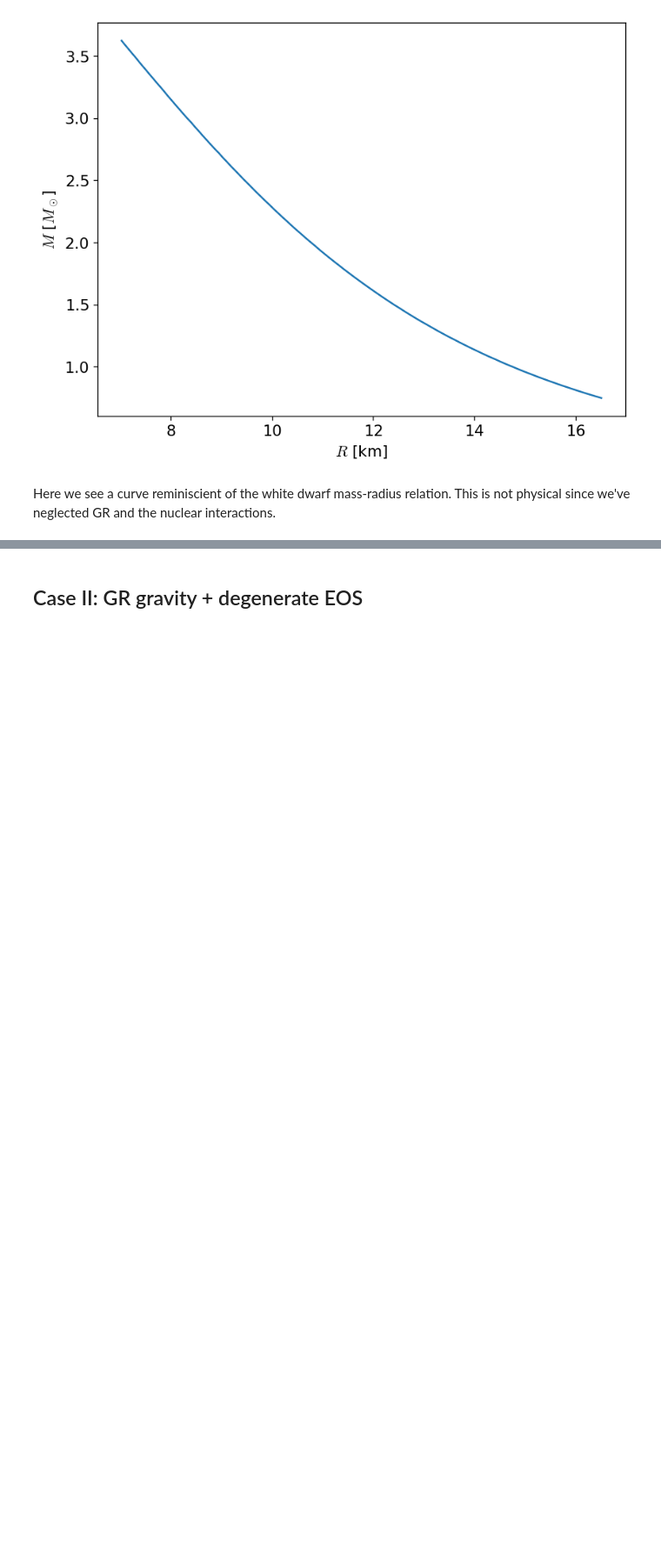
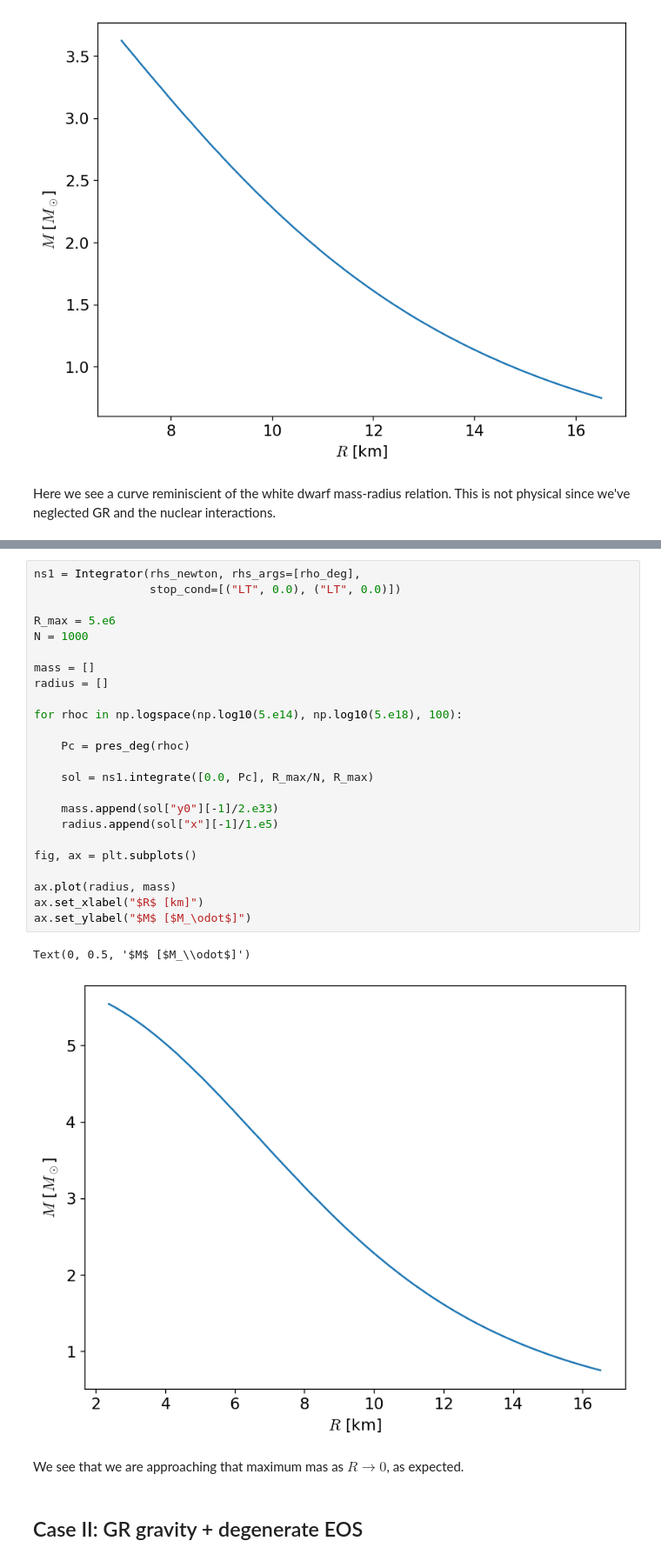
Before and after one commit to zingale/stars, a Jupyter notebook: content/TOV/tov.ipynb, the cells around one changed output, grey strips where cells are left out. Shown: that part at 87% size. Cells and saved outputs as stored; diff of their text form; blank space fills up the shorter version.

Commit message:
add more NR/Newtonian

```diff
--- a/content/TOV/tov.ipynb
+++ b/content/TOV/tov.ipynb
@@ -283,3 +291,32 @@ Here we see a curve reminiscient of the white dwarf mass-radius relation.  This
+# %%
+ns1 = Integrator(rhs_newton, rhs_args=[rho_deg],
+                 stop_cond=[("LT", 0.0), ("LT", 0.0)])
+
+R_max = 5.e6
+N = 1000
+
+mass = []
+radius = []
+
+for rhoc in np.logspace(np.log10(5.e14), np.log10(5.e18), 100):
+
+    Pc = pres_deg(rhoc)
+
+    sol = ns1.integrate([0.0, Pc], R_max/N, R_max)
+
+    mass.append(sol["y0"][-1]/2.e33)
+    radius.append(sol["x"][-1]/1.e5)
+
+fig, ax = plt.subplots()
+
+ax.plot(radius, mass)
+ax.set_xlabel("$R$ [km]")
+ax.set_ylabel("$M$ [$M_\odot$]")
+# %% [output]
+Text(0, 0.5, '$M$ [$M_\\odot$]')
+[figure, added]
+# %% [markdown]
+We see that we are approaching that maximum mas as $R \rightarrow 0$, as expected.
 # %% [markdown]
 ## Case II: GR gravity + degenerate EOS
 # %%
```
Also changed, not shown: parts of 1 cell of this notebook.
